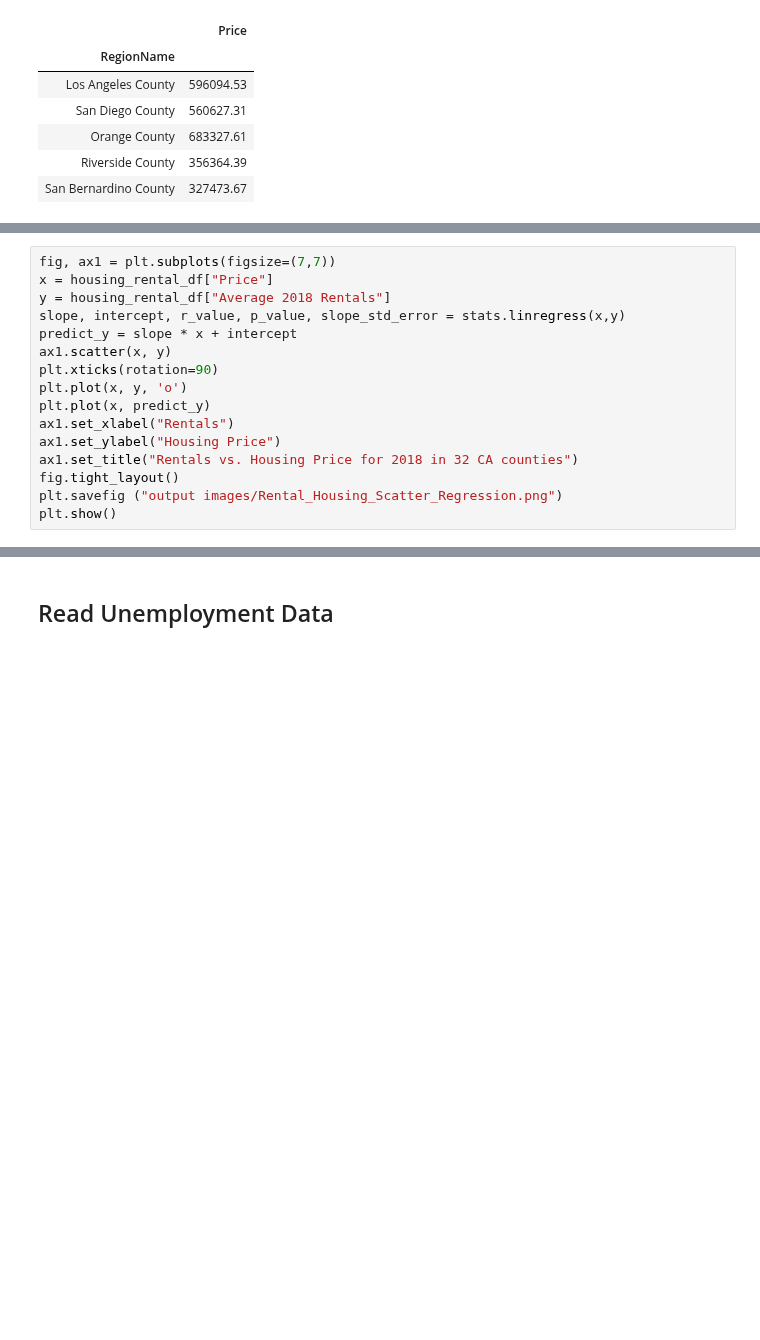
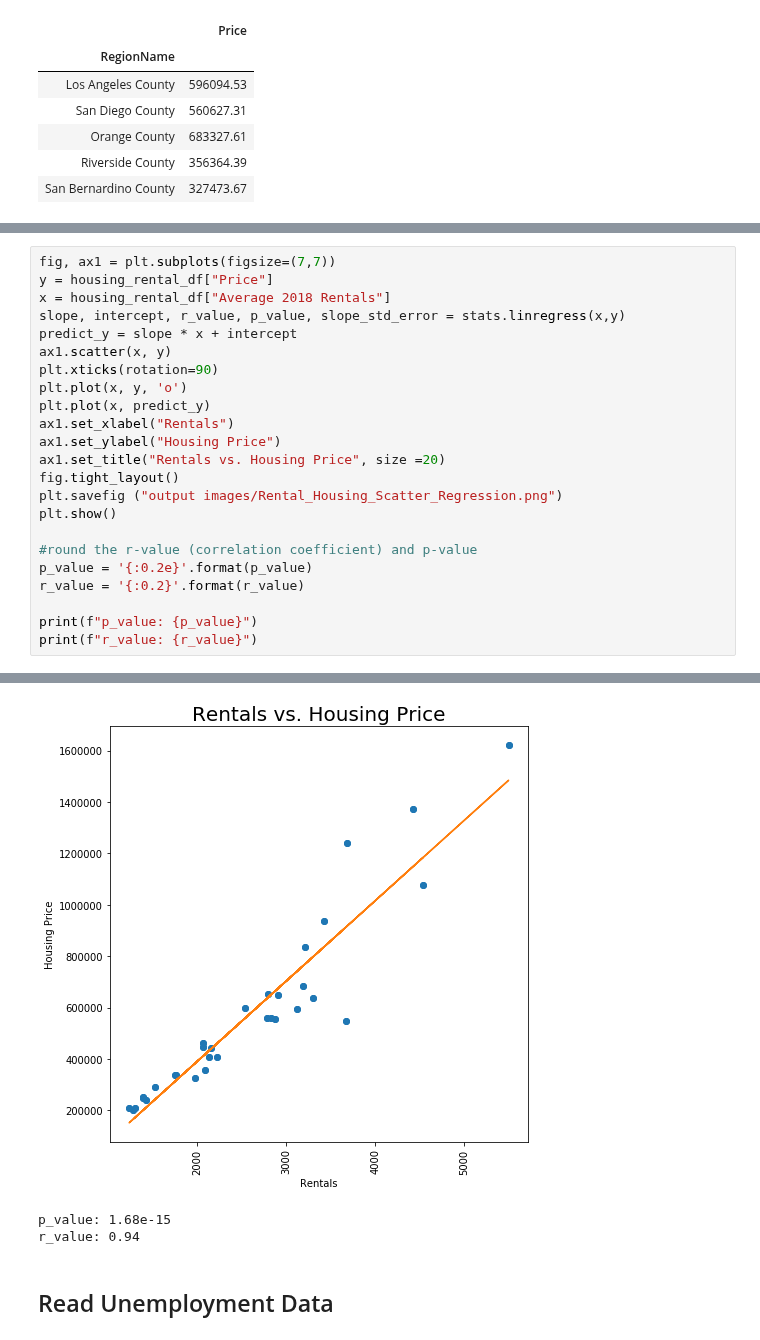
Before and after one commit to TrevorLovesMommy/Real-Estate-Project, a Jupyter notebook: Analysis.ipynb, the cells around one changed output, grey strips where cells are left out. Drawn from its saved outputs; the diff is of its cells as text; blank space fills up the shorter version.

```diff
--- a/Analysis.ipynb
+++ b/Analysis.ipynb
@@ -447,8 +450,8 @@ housing_rental_df.head()
 | 4 | San Bernardino County | 327473.67 | CA | 1835.00 | 1900.00 | 1950.00 | 1995.00 | 1950.00 | 2000.00 | 2000.00 | 2000.00 | ... |
 # %%
 fig, ax1 = plt.subplots(figsize=(7,7))
-x = housing_rental_df["Price"]
-y = housing_rental_df["Average 2018 Rentals"]
+y = housing_rental_df["Price"]
+x = housing_rental_df["Average 2018 Rentals"]
 slope, intercept, r_value, p_value, slope_std_error = stats.linregress(x,y)
 predict_y = slope * x + intercept
 ax1.scatter(x, y)
@@ -457,8 +460,15 @@ plt.plot(x, y, 'o')
 plt.plot(x, predict_y)
 ax1.set_xlabel("Rentals")
 ax1.set_ylabel("Housing Price")
-ax1.set_title("Rentals vs. Housing Price for 2018 in 32 CA counties")
+ax1.set_title("Rentals vs. Housing Price", size =20)
 fig.tight_layout()
 plt.savefig ("output images/Rental_Housing_Scatter_Regression.png")
 plt.show()
+
+#round the r-value (correlation coefficient) and p-value
+p_value = '{:0.2e}'.format(p_value)
+r_value = '{:0.2}'.format(r_value)
+
+print(f"p_value: {p_value}")
+print(f"r_value: {r_value}")
 # %% [output]
@@ -467,3 +475,6 @@ plt.show()
+[figure, added]
+p_value: 1.68e-15
+r_value: 0.94
 # %% [markdown]
 ## Read Unemployment Data
 # %%
```
Also changed, not shown: parts of 13 cells of this notebook, 11 other files.
